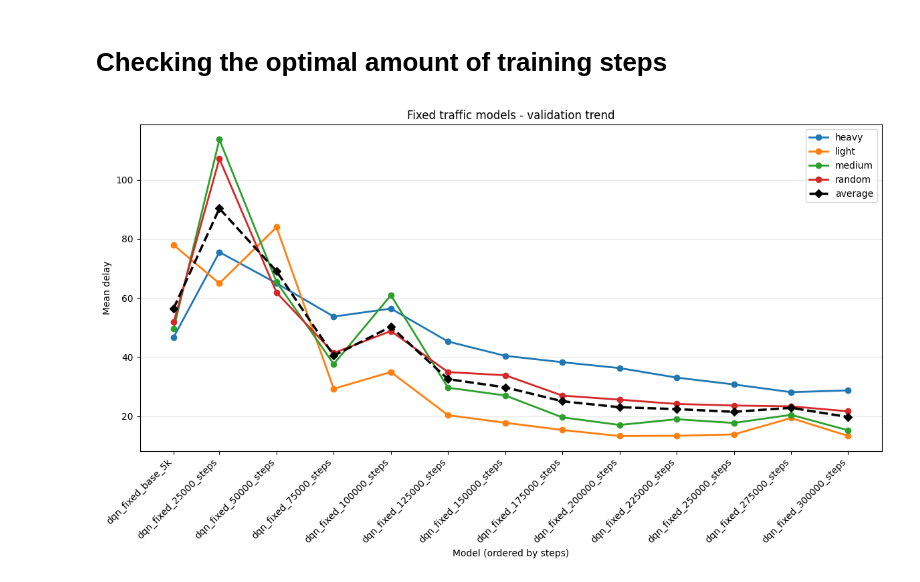
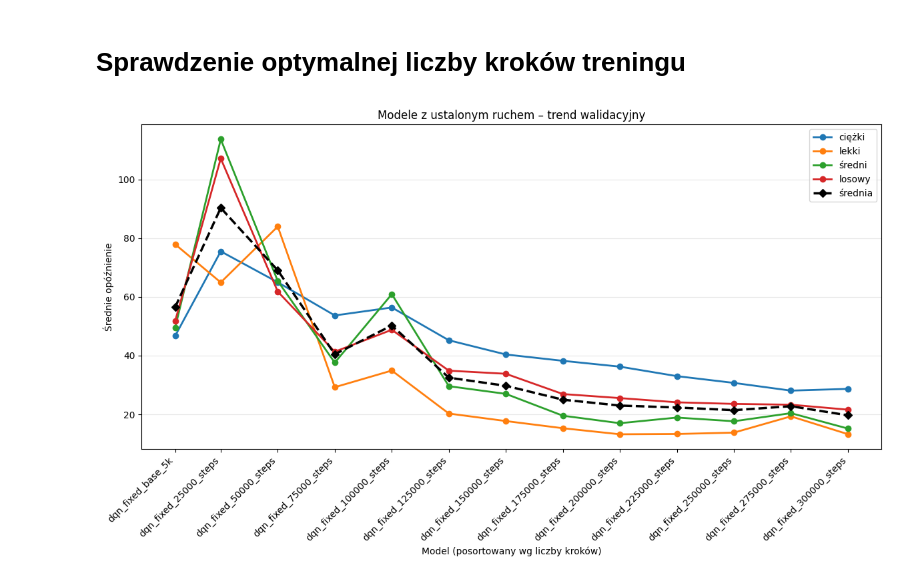
Before and after one commit to Tombiczek/rl-traffic-control-sumo, a Jupyter notebook: data/visualise.ipynb, the cells around one changed output. Cells and saved outputs as stored; diff of their text form; code cells hidden in the pictures.

```diff
--- a/data/visualise.ipynb
+++ b/data/visualise.ipynb
@@ -1,11 +1,13 @@
 # %% [markdown]
-# Checking the optimal amount of training steps
+# Sprawdzenie optymalnej liczby kroków treningu
 # %%
 import re
 import pandas as pd
 import matplotlib.pyplot as plt
 
-# Load and parse data once
+IMG_DIR = "../docs/tex/img"
+
+# Wczytaj i przetwórz dane
 df = pd.read_csv("validate_steps.csv")
 
 def parse_model_metadata(model_name: str):
@@ -27,34 +29,43 @@ df[["traffic_type", "steps"]] = pd.DataFrame(meta.tolist(), index=df.index)
 df = df[df["traffic_type"].isin(["fixed", "random"]) & df["steps"].notna()].copy()
 df["steps"] = df["steps"].astype(int)
 df["route_label"] = df["route_file"].str.replace("routes_valid_", "", regex=False).str.replace(".rou", "", regex=False)
+
+ROUTE_LABELS_PL = {
+    "light": "lekki",
+    "medium": "średni",
+    "heavy": "ciężki",
+    "random": "losowy",
+}
+df["route_label"] = df["route_label"].map(lambda x: ROUTE_LABELS_PL.get(x, x))
 # %%
-# Fixed traffic models
+# Modele z ustalonym ruchem
 fixed = df[df["traffic_type"] == "fixed"].copy()
 if not fixed.empty:
     model_order_df = fixed[["model_name", "steps"]].drop_duplicates().sort_values("steps")
     step_to_model = dict(zip(model_order_df["steps"], model_order_df["model_name"]))
 
     plt.figure(figsize=(12, 7))
     for route_label, group in fixed.groupby("route_label", sort=False):
         g = group.groupby("steps", as_index=False)["mean_delay"].mean().sort_values("steps")
         plt.plot(g["steps"], g["mean_delay"], marker="o", linewidth=2, label=route_label)
 
     avg = fixed.groupby("steps", as_index=False)["mean_delay"].mean().sort_values("steps")
-    plt.plot(avg["steps"], avg["mean_delay"], marker="D", linestyle="--", linewidth=2.5, color="black", label="average")
+    plt.plot(avg["steps"], avg["mean_delay"], marker="D", linestyle="--", linewidth=2.5, color="black", label="średnia")
 
     ticks = sorted(step_to_model.keys())
     plt.xticks(ticks, [step_to_model[s] for s in ticks], rotation=45, ha="right")
-    plt.xlabel("Model (ordered by steps)")
-    plt.ylabel("Mean delay")
-    plt.title("Fixed traffic models - validation trend")
+    plt.xlabel("Model (posortowany wg liczby kroków)")
+    plt.ylabel("Średnie opóźnienie")
+    plt.title("Modele z ustalonym ruchem – trend walidacyjny")
     plt.grid(axis="y", alpha=0.3)
     plt.legend()
     plt.tight_layout()
+    plt.savefig(f"{IMG_DIR}/validate_steps_fixed.png", dpi=150)
     plt.show()
 
-    avg["improvement_vs_prev"] = avg["mean_delay"].shift(1) - avg["mean_delay"]
+    avg["poprawa_vs_poprzedni"] = avg["mean_delay"].shift(1) - avg["mean_delay"]
     avg["model_name"] = avg["steps"].map(step_to_model)
-    print("Fixed models:")
-    print(avg[["model_name", "steps", "mean_delay", "improvement_vs_prev"]].to_string(index=False))
+    print("Modele ustalone:")
+    print(avg[["model_name", "steps", "mean_delay", "poprawa_vs_poprzedni"]].to_string(index=False))
 # %% [output]
-[figure, old version]
+[figure, new version]
```
Also changed, not shown: parts of 7 cells of this notebook, 11 other files.
